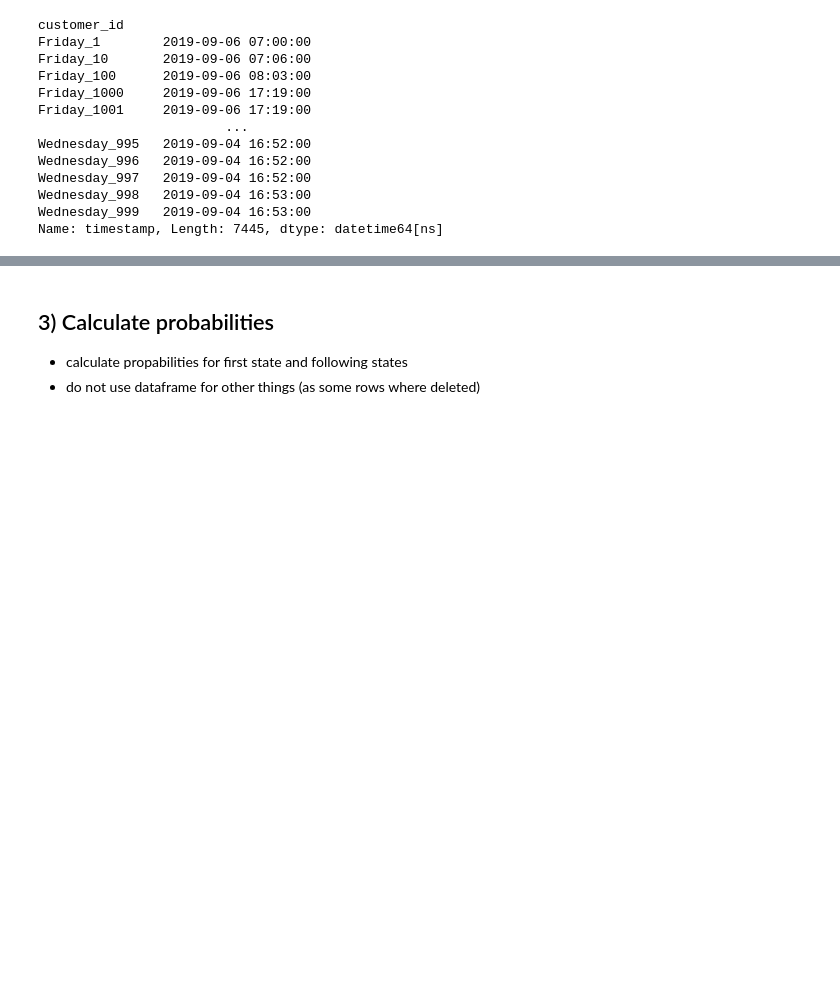
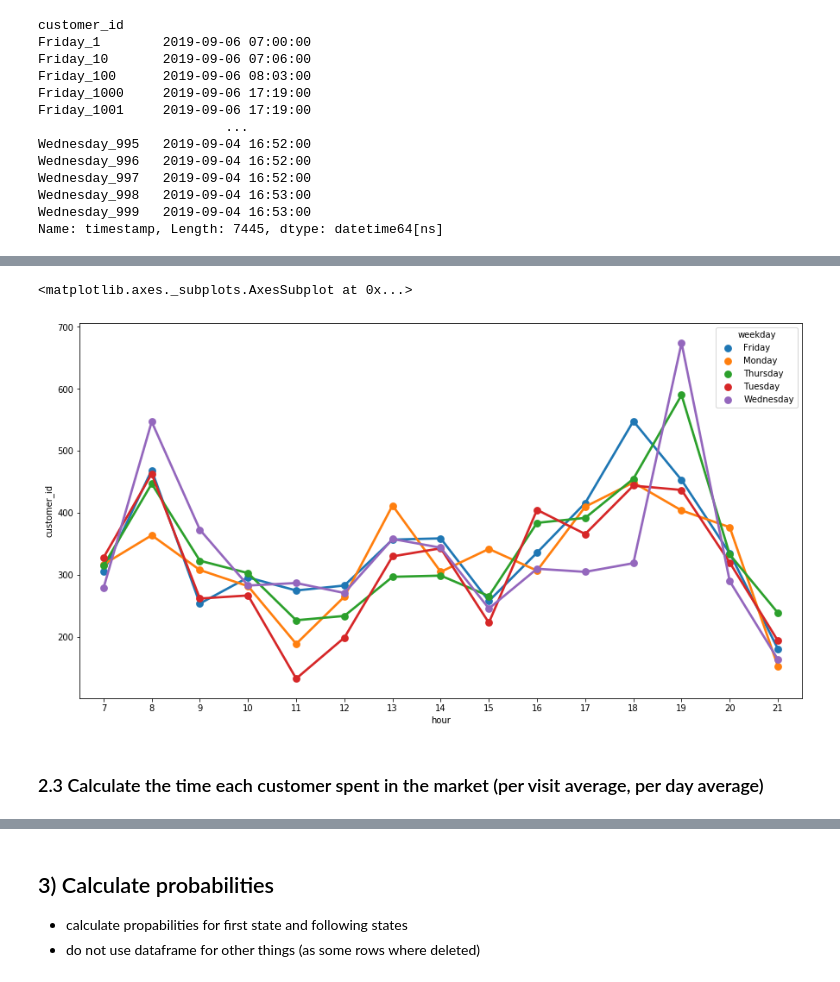
Before and after one commit to SabFrAlphin/project_supermarket_simulation, a Jupyter notebook: Supermarket_data_exploration.ipynb, the cells around one changed output, grey strips where cells are left out. Cells and saved outputs as stored; diff of their text form; code cells hidden in the pictures; blank space fills up the shorter version.

```diff
--- a/Supermarket_data_exploration.ipynb
+++ b/Supermarket_data_exploration.ipynb
@@ -178,0 +355,3 @@ customer_one
+# %%
+hour_aggregate = pd.DataFrame(customer_state.groupby(['hour', 'weekday'], sort=True)['customer_id'].count()).reset_index()
+hour_aggregate
@@ -178,0 +372,8 @@ customer_one
+# %%
+plt.figure(figsize=(15,8))
+sns.pointplot(x=hour_aggregate['hour'], y=hour_aggregate['customer_id'], hue= hour_aggregate['weekday'],data=hour_aggregate)
+# %% [output]
+<matplotlib.axes._subplots.AxesSubplot at 0x...>
+[figure, added]
+# %% [markdown]
+### 2.3 Calculate the time each customer spent in the market (per visit average, per day average)
```
Also changed, not shown: parts of 42 cells of this notebook.
